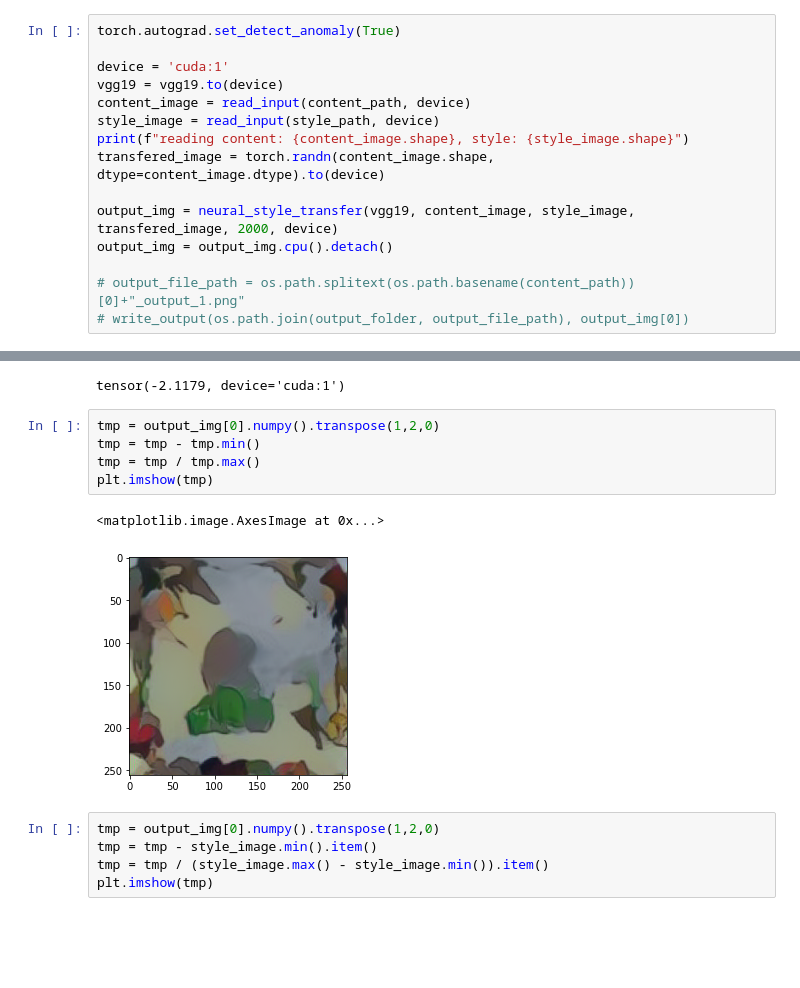
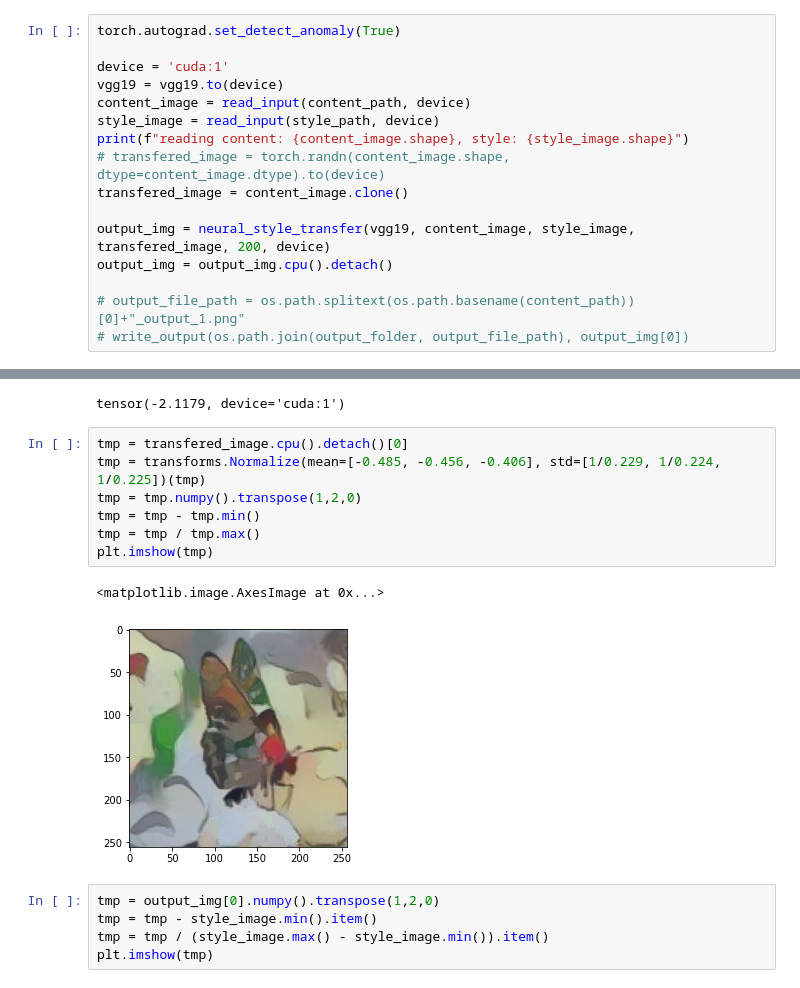
Before and after one commit to hackgoofer/neural_style_transfer, a Jupyter notebook: demo.ipynb, the cells around one changed output, grey strips where cells are left out. Cells and saved outputs as stored; diff of their text form; blank space fills up the shorter version.

Commit message:
fixed conv indexes; initialize the output image as the content image;

```diff
--- a/demo.ipynb
+++ b/demo.ipynb
@@ -240,9 +235,10 @@ vgg19 = vgg19.to(device)
 content_image = read_input(content_path, device)
 style_image = read_input(style_path, device)
 print(f"reading content: {content_image.shape}, style: {style_image.shape}")
-transfered_image = torch.randn(content_image.shape, dtype=content_image.dtype).to(device)
+# transfered_image = torch.randn(content_image.shape, dtype=content_image.dtype).to(device)
+transfered_image = content_image.clone()
 
-output_img = neural_style_transfer(vgg19, content_image, style_image, transfered_image, 2000, device)
+output_img = neural_style_transfer(vgg19, content_image, style_image, transfered_image, 200, device)
 output_img = output_img.cpu().detach()
 
 # output_file_path = os.path.splitext(os.path.basename(content_path))[0]+"_output_1.png"
@@ -269,13 +257,15 @@ style_image.min()
 # %% [output]
 tensor(-2.1179, device='cuda:1')
 # %%
-tmp = output_img[0].numpy().transpose(1,2,0)
+tmp = transfered_image.cpu().detach()[0]
+tmp = transforms.Normalize(mean=[-0.485, -0.456, -0.406], std=[1/0.229, 1/0.224, 1/0.225])(tmp)
+tmp = tmp.numpy().transpose(1,2,0)
 tmp = tmp - tmp.min()
 tmp = tmp / tmp.max()
 plt.imshow(tmp)
 # %% [output]
 <matplotlib.image.AxesImage at 0x...>
-[figure, old version]
+[figure, new version]
 # %%
 tmp = output_img[0].numpy().transpose(1,2,0)
 tmp = tmp - style_image.min().item()
```
Also changed, not shown: parts of 18 cells of this notebook.
